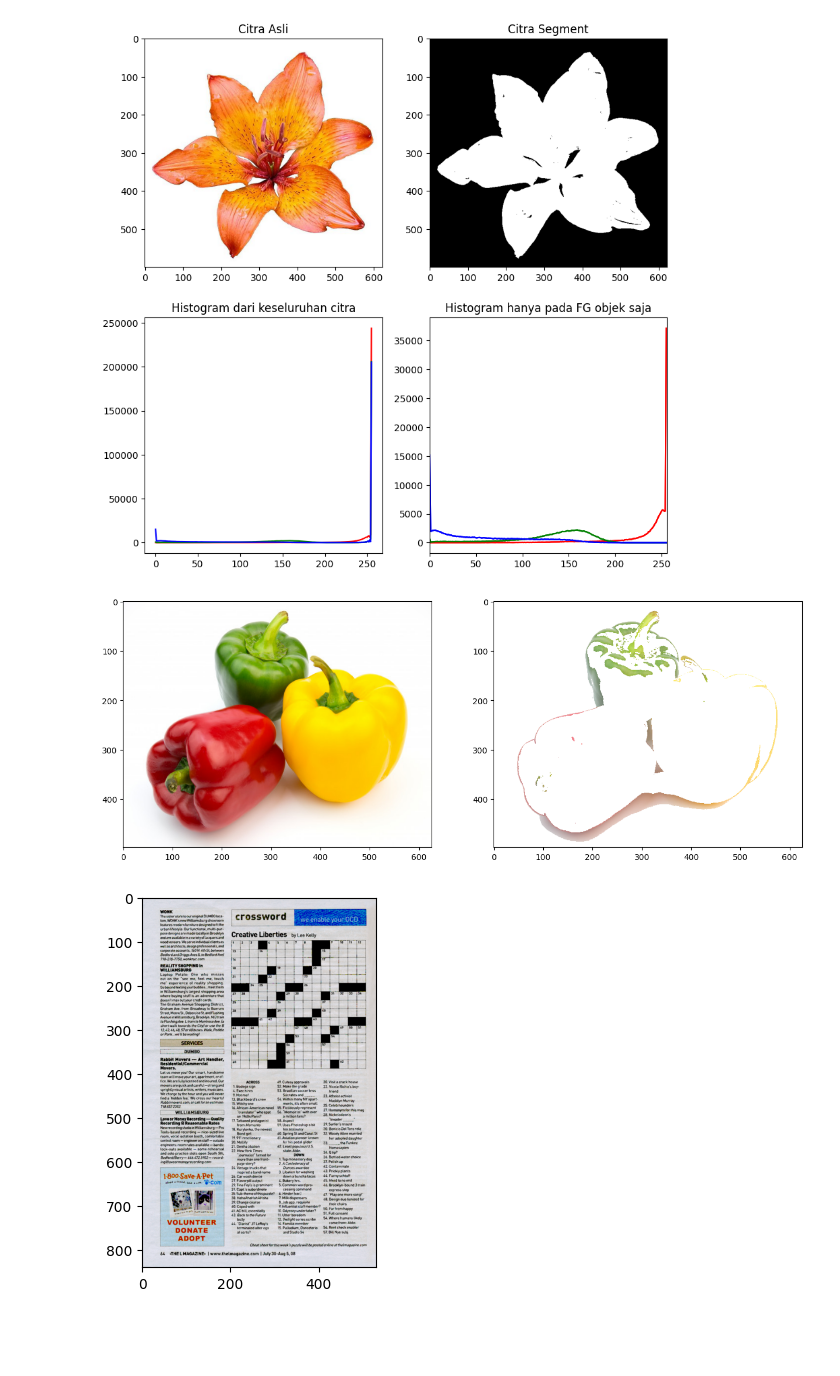
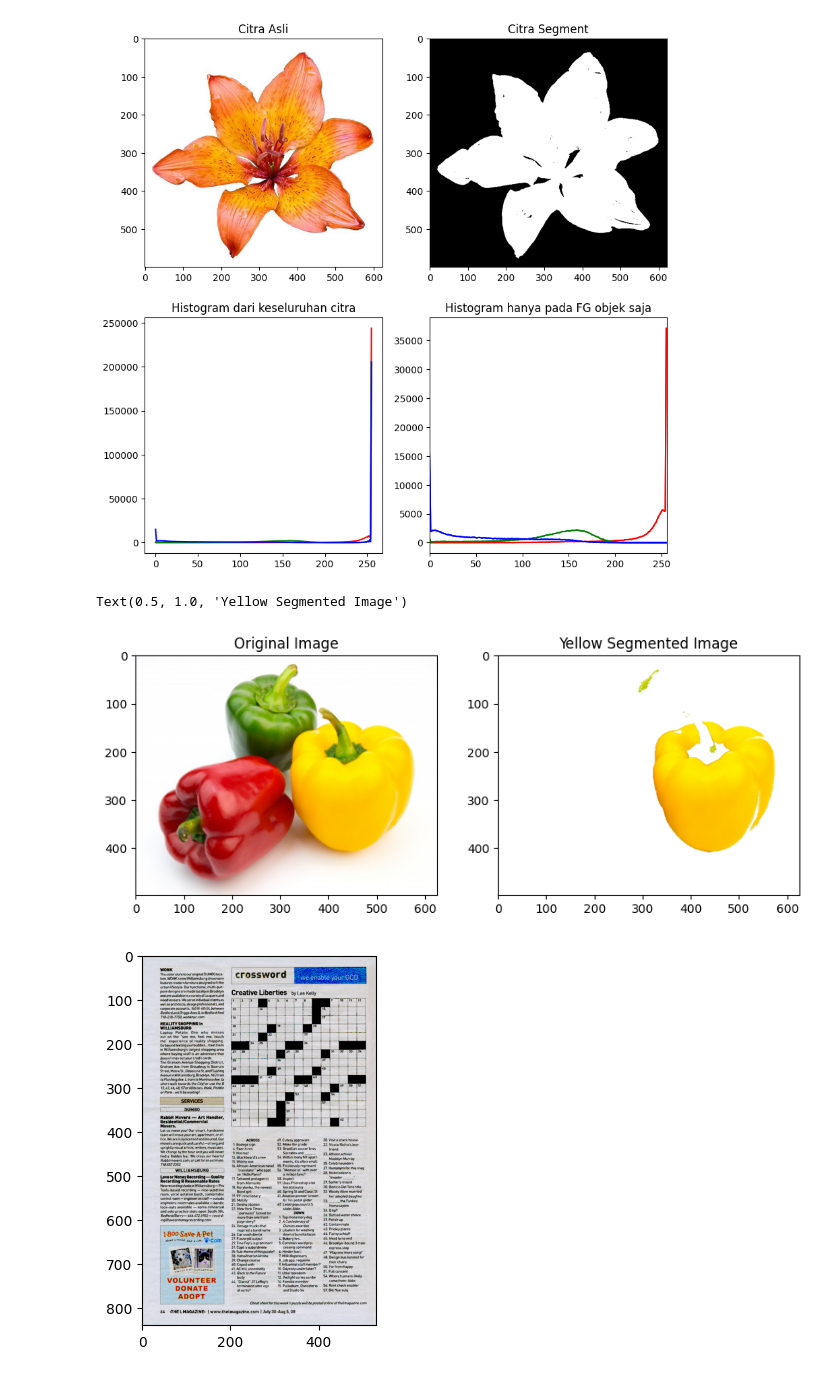
Before and after one commit to K2FA/PCVK_Genap_2021, a Jupyter notebook: Week10.ipynb, the cells around one changed output. Drawn from its saved outputs; the diff is of its cells as text; code cells hidden in the pictures; blank space fills up the shorter version.

Commit message:
k-means

```diff
--- a/Week10.ipynb
+++ b/Week10.ipynb
@@ -116,37 +116,54 @@ for i,col in enumerate(color):
 plt.show()
 # %% [output]
 [figure]
-# %%
-filename3 = ('/content/drive/MyDrive/PCVK/10/peppers.jpg')
-img_segmentasi = cv.imread(filename3)
-img_rgb2 = cv.cvtColor(img_segmentasi,cv.COLOR_BGR2RGB)
-
-pixel_values = img_rgb2.reshape((-1, 3))
-pixel_values = np.float32(pixel_values)
-
-criteria = (cv.TERM_CRITERIA_EPS + cv.TERM_CRITERIA_MAX_ITER, 100, 0.2)
-
-k = 6
-_, labels, (centers) = cv.kmeans(pixel_values, k, None, criteria, 10, cv.KMEANS_RANDOM_CENTERS)
-
-# konversi titik centroid ke dalam integer
-centers = np.uint8(centers)
-
-# flattening label array
-labels = labels.flatten()
-
-masked_image = np.copy(img_rgb2)
-masked_image0 = masked_image.reshape((-1, 3))
-masked_image0[labels != 1] = [255, 255, 255]
-masked_image0 = masked_image0.reshape(img_rgb2.shape)
-
-plt.figure(figsize = (15,12))
-plt.subplot(2,2,1),plt.imshow(img_rgb2)
-plt.subplot(2,2,2),plt.imshow(masked_image0)
-
-plt.show()
-# %% [output]
-[figure, removed]
+# %%
+# Konversi warna dari BGR ke RGB
+img_peppers = cv.imread('/content/drive/MyDrive/PCVK/10/peppers.jpg')
+img_rgb = cv.cvtColor(img_peppers, cv.COLOR_BGR2RGB)
+
+# Konversi gambar ke tipe data float32 untuk K-Means
+img_float = np.float32(img_rgb.reshape((-1, 3)))
+
+# Definisikan parameter K-Means
+criteria = (cv.TERM_CRITERIA_EPS + cv.TERM_CRITERIA_MAX_ITER, 10, 1.0)
+K = 8
+attempts = 10
+flags = cv.KMEANS_RANDOM_CENTERS
+
+# Menjalankan K-Means
+ret, label, center = cv.kmeans(img_float, K, None, criteria, attempts, flags)
+
+# Mengubah tipe data kembali ke uint8 dan reshape ke ukuran gambar asli
+center = np.uint8(center)
+res = center[label.flatten()]
+res2 = res.reshape((img_rgb.shape))
+
+# Mengambil piksel warna kuning saja
+hsv = cv.cvtColor(res2, cv.COLOR_RGB2HSV)
+lower_yellow = np.array([20, 100, 100])
+upper_yellow = np.array([30, 255, 255])
+mask = cv.inRange(hsv, lower_yellow, upper_yellow)
+
+# Menggabungkan mask dan gambar asli
+result = cv.bitwise_and(img_rgb, img_rgb, mask=mask)
+
+# Membuat background putih
+background = np.zeros_like(result)
+background.fill(255)
+
+# Menambahkan gambar ke background putih
+mask_3d = np.repeat(mask[:, :, np.newaxis], 3, axis=2)
+result[mask_3d == 0] = background[mask_3d == 0]
+
+# Menampilkan gambar
+plt.figure(figsize = (10,10))
+plt.subplot(2,2,1),plt.imshow(img_rgb)
+plt.title('Original Image')
+plt.subplot(2,2,2),plt.imshow(result)
+plt.title('Yellow Segmented Image')
+# %% [output]
+Text(0.5, 1.0, 'Yellow Segmented Image')
+[figure, added]
 # %%
 img_thresholding_biner = cv.imread('/content/drive/MyDrive/PCVK/10/crossword.jpg')
 
```
Also changed, not shown: parts of 1 cell of this notebook.
